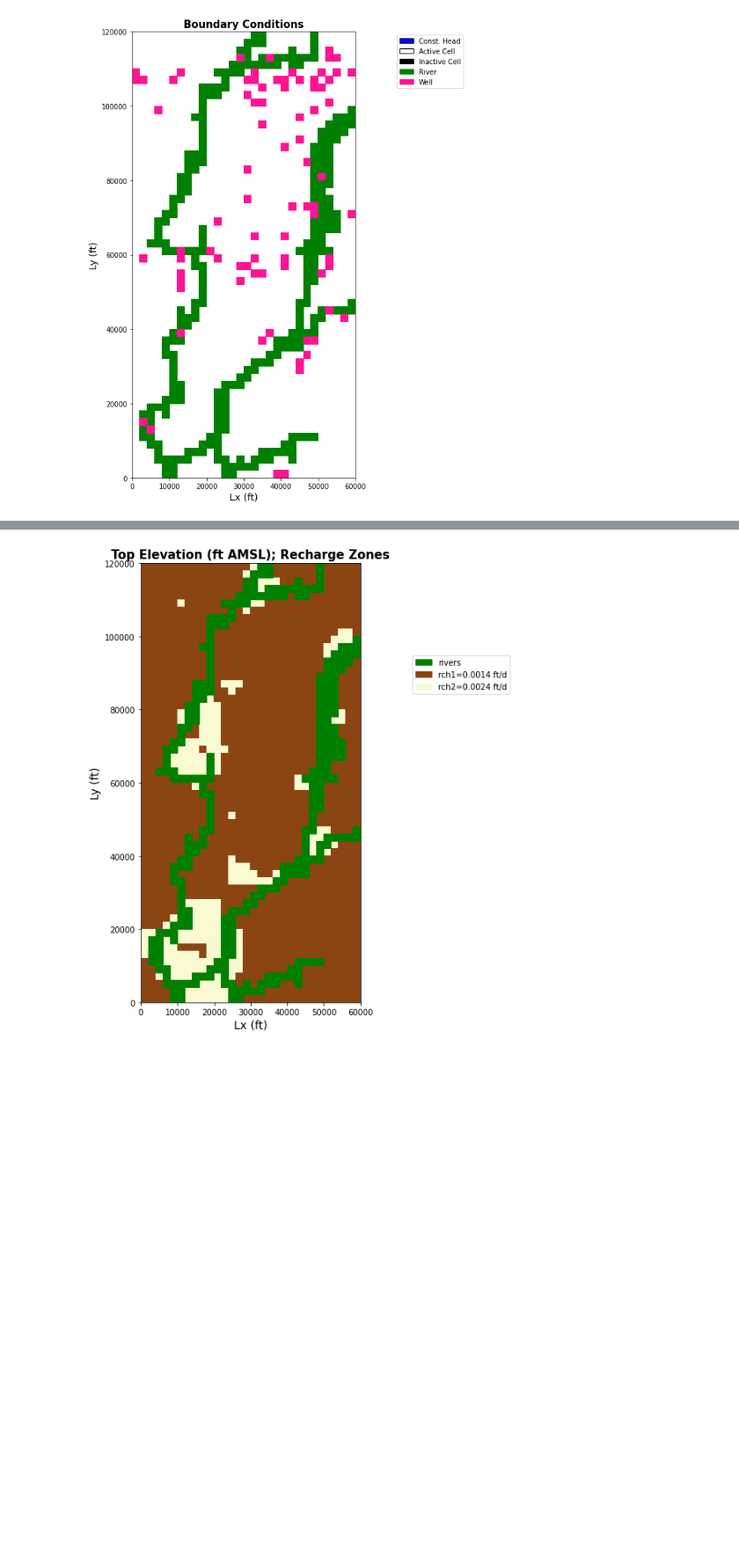
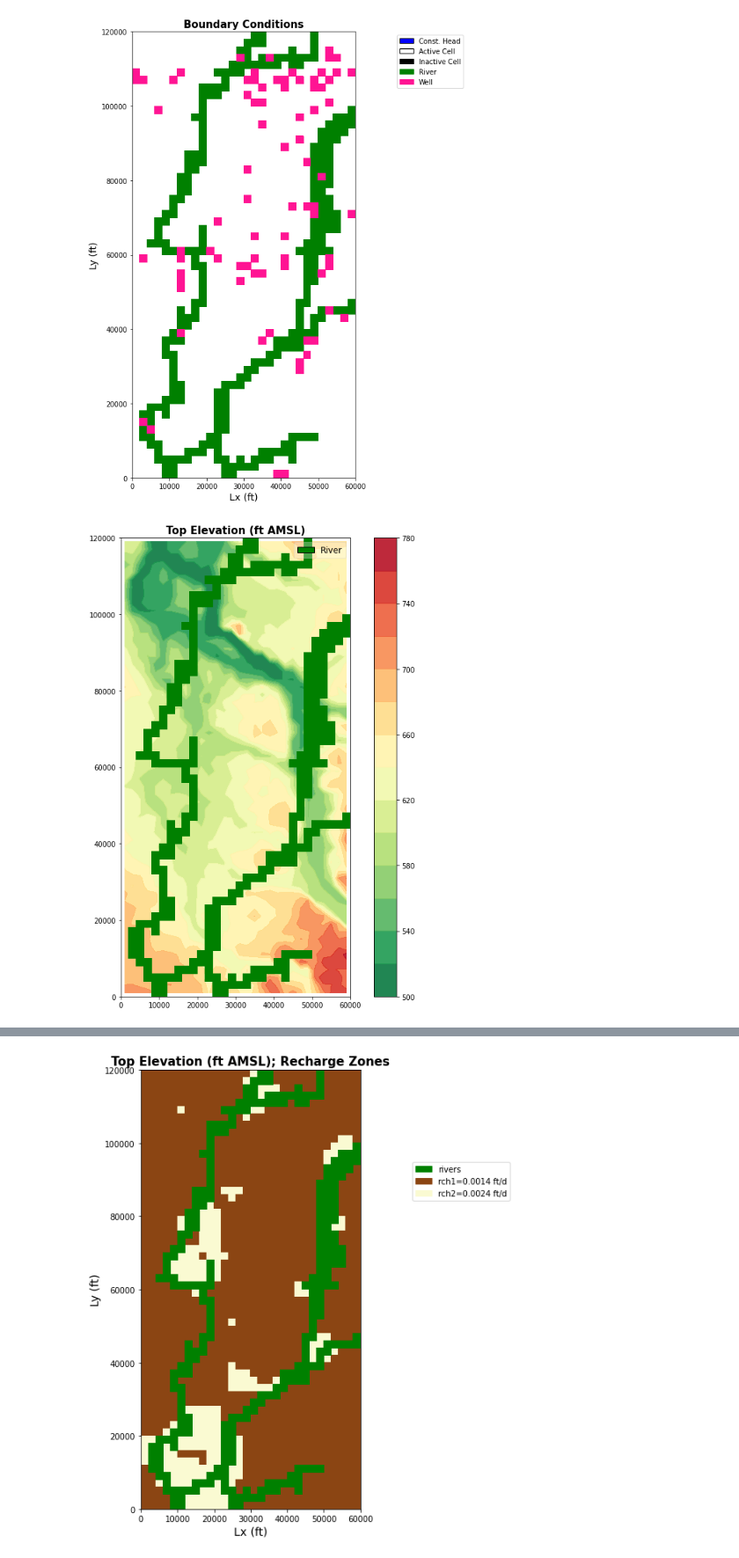
Before and after one commit to dbabrams/ShallowDolomite_Group, a Jupyter notebook: Summer2020_Model/WillCounty_Summer2020.ipynb, the cells around one changed output, grey strips where cells are left out. Shown at 88% size. Cells and saved outputs as stored; diff of their text form; code cells hidden in the pictures; blank space fills up the shorter version.

```diff
--- a/Summer2020_Model/WillCounty_Summer2020.ipynb
+++ b/Summer2020_Model/WillCounty_Summer2020.ipynb
@@ -503,6 +498,12 @@ oc = flopy.modflow.ModflowOc(model=m, stress_period_data=spd, compact=True)
 pcg = flopy.modflow.ModflowPcg(model=m,mxiter=200,iter1=50,hclose=1e-03,rclose=1e-03,relax=0.98,damp=0.3)
 # %% [markdown]
 ## 3I. Plot model inputs (boundary conditions, elevations)
+# %%
+"""Create meshgrids for the model, they will be used in maps with a color flood."""
+# x and y are located on the centeroid of each grid
+x = xc - np.min(xc) + dx / 2
+y = yc - np.min(yc) + dy / 2
+X, Y = np.meshgrid(x, y)
 # %%
 '''Plot grid and boundary conditions'''
 #----------------------------------------------------------------------------
@@ -526,6 +527,22 @@ plt.show()
 #----------------------------------------------------------------------------
 # %% [output]
 [figure]
+# %%
+"""Plot top elevation"""
+plt.figure(figsize=(12,12)) #create 12 x 12 figure
+modelmap = flopy.plot.PlotMapView(model=m, layer=0) #use plotmapview to attach plot to model
+plt.title('Top Elevation (ft AMSL)',fontsize=15,fontweight='bold')
+
+# Create a color flood and add colorbar
+plt.colorbar(plt.contourf(X, Y, topgrid, 16, alpha=0.9, cmap=plt.cm.RdYlGn_r))
+# add ibound and a river
+ib = modelmap.plot_ibound()
+rvr = modelmap.plot_bc(ftype='RIV',color='green')
+plt.legend(handles=[mp.patches.Patch(color='green',label='River',ec='black')],
+           framealpha=0.3, fontsize=12,loc='best')
+plt.show()
+# %% [output]
+[figure, added]
 # %%
 '''Plot hydraulic conductivity'''
 #----------------------------------------------------------------------------
```
Also changed, not shown: parts of 8 cells of this notebook.
